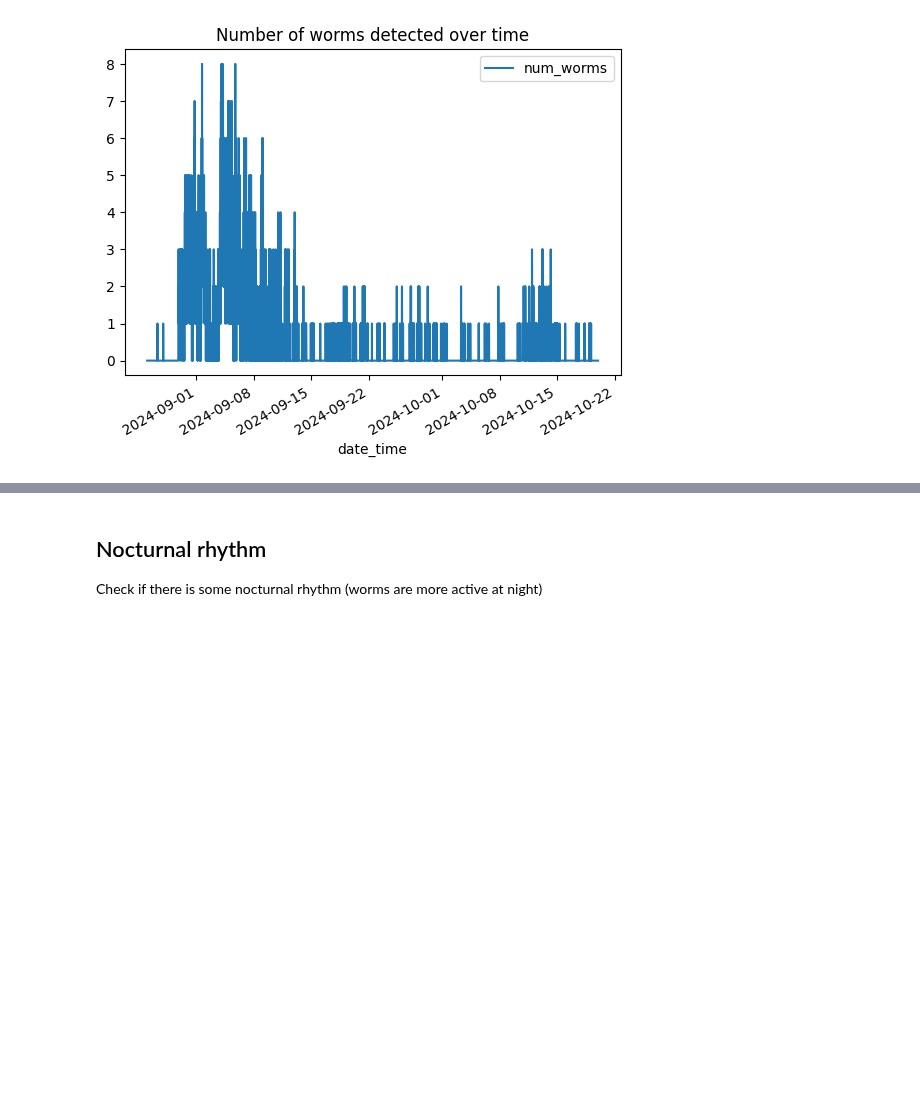
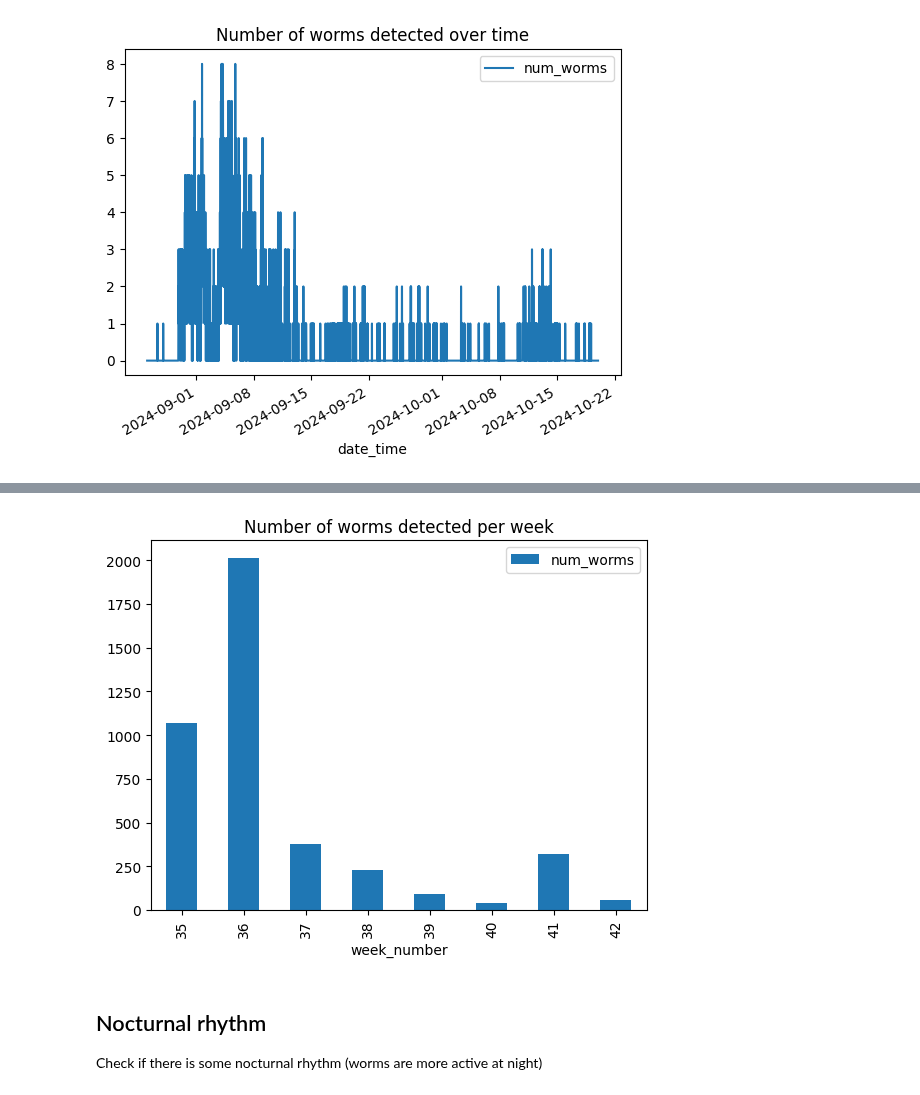
Before and after one commit to wiggle-bin/wiggle-notes, a Jupyter notebook: worms_actvitiy/WormActivityCorrelationEnvironment.ipynb, the cells around one changed output, grey strips where cells are left out. Cells and saved outputs as stored; diff of their text form; code cells hidden in the pictures; blank space fills up the shorter version.

Commit message:
Show total of worms detected per week

```diff
--- a/worms_actvitiy/WormActivityCorrelationEnvironment.ipynb
+++ b/worms_actvitiy/WormActivityCorrelationEnvironment.ipynb
@@ -45,3 +36,9 @@ worms_detected_count.plot(x='date_time', y='num_worms', kind='line', title='Numb
 plt.show()
 # %% [output]
 [figure]
+# %%
+worms_per_week = worms_detected_count.resample('W', on='date_time').agg({
+    'num_worms': 'sum',
+    'week_number': 'first'
+})
+worms_per_week.head()
@@ -48,3 +53,8 @@ plt.show()
+# %%
+worms_per_week.plot(y='num_worms', x='week_number', kind='bar', title='Number of worms detected per week')
+plt.show()
+# %% [output]
+[figure, added]
 # %% [markdown]
 ## Nocturnal rhythm
 
```
Also changed, not shown: parts of 2 cells of this notebook.
